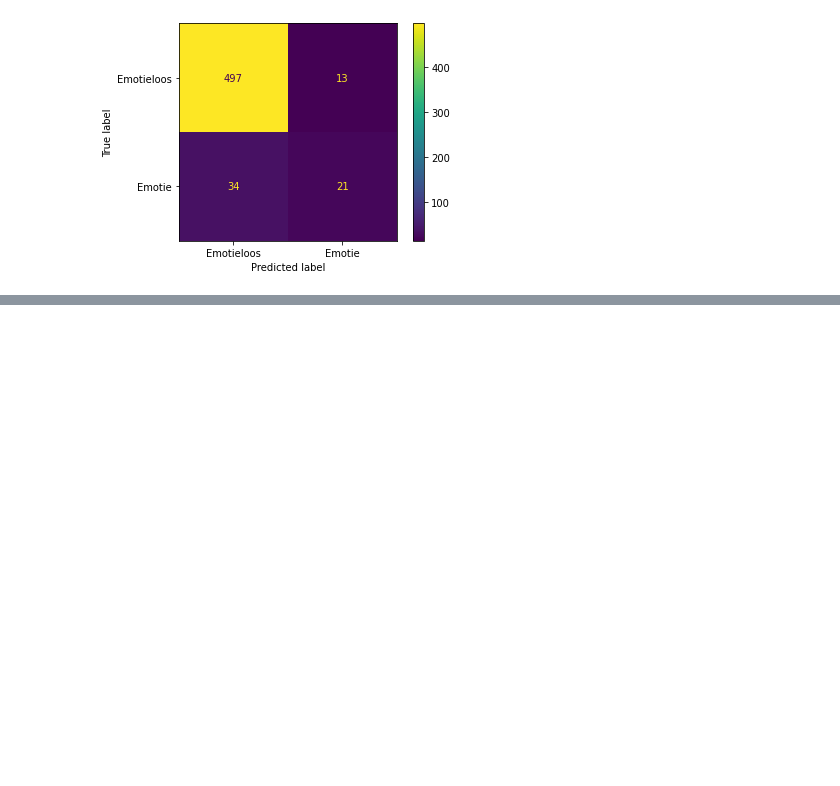
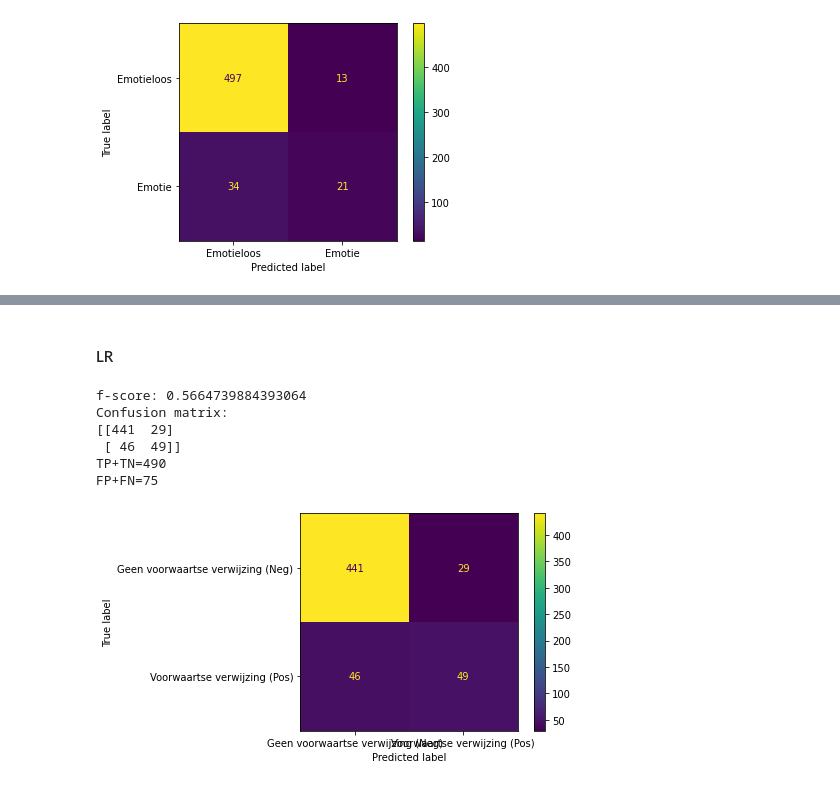
Before and after one commit to arnodeceuninck/news-headlines-research, a Jupyter notebook: 1 Label classification.ipynb, the cells around one changed output, grey strips where cells are left out. Drawn from its saved outputs; the diff is of its cells as text; code cells hidden in the pictures; blank space fills up the shorter version.

```diff
--- a/1 Label classification.ipynb
+++ b/1 Label classification.ipynb
@@ -1601,0 +1655,12 @@ confusion_matrix(valid_y, predictions)
+# %%
+from nltk.stem.snowball import DutchStemmer
+from sklearn.feature_extraction.text import TfidfVectorizer, CountVectorizer
+
+stemmer = DutchStemmer()
+analyzer = CountVectorizer().build_analyzer()
+
+stem_vectorizer = TfidfVectorizer(analyzer=lambda doc: (stemmer.stem(w) for w in analyzer(doc)))
+stem_vectorizer.fit(df['Headline '])
+
+xtrain_tfidf = stem_vectorizer.transform(train_x)
+xvalid_tfidf = stem_vectorizer.transform(valid_x)
@@ -1601,0 +1670,23 @@ confusion_matrix(valid_y, predictions)
+# %%
+from imblearn.combine import SMOTETomek
+
+st = SMOTETomek(random_state=0)
+st_xtrain_tfidf, st_train_y = st.fit_resample(xtrain_tfidf, train_y)
+# %% [markdown]
+#### LR
+# %%
+from sklearn import linear_model
+
+clf = linear_model.LogisticRegression(random_state=0, solver='lbfgs', multi_class='multinomial')
+clf.fit(st_xtrain_tfidf, st_train_y)
+predictions = clf.predict(xvalid_tfidf)
+
+evaluate(valid_y, predictions)
+# %% [output]
+f-score: 0.5664739884393064
+Confusion matrix:
+[[441  29]
+ [ 46  49]]
+TP+TN=490
+FP+FN=75
+[figure, added]
```
Also changed, not shown: parts of 34 cells of this notebook.
